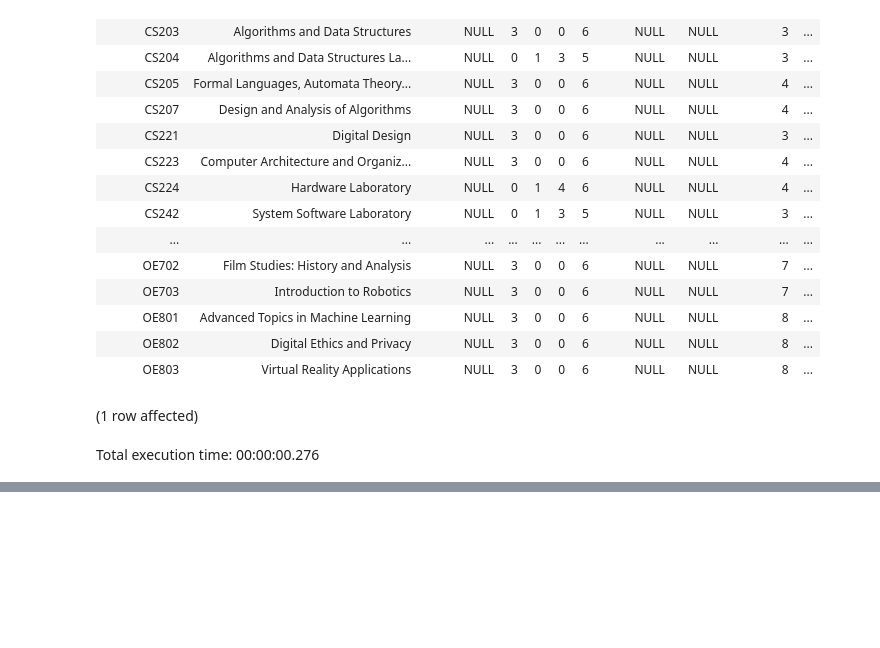
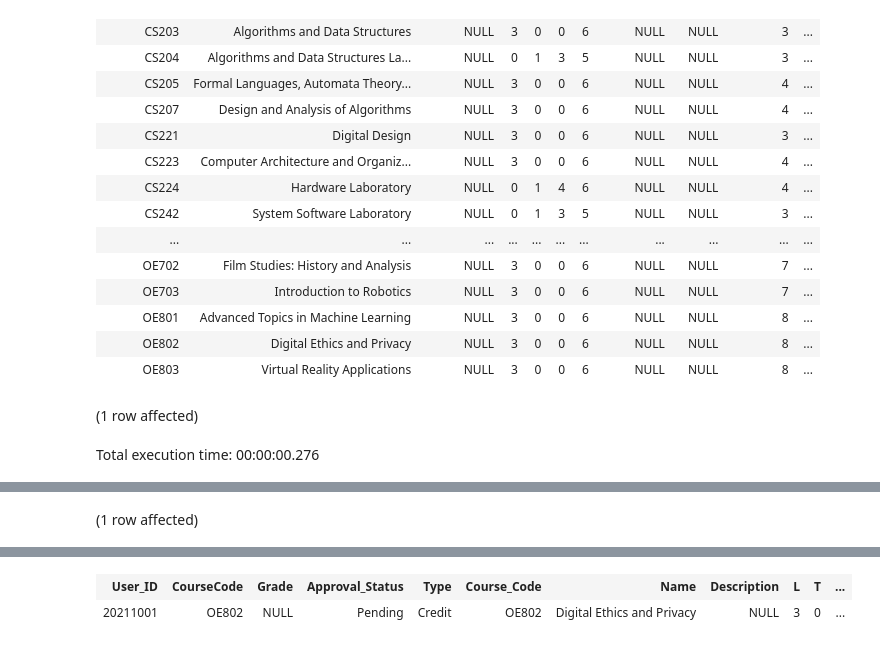
Before and after one commit to addy-1406/CS346_A2, a Jupyter notebook: Code/Database commands/Notebook-1.ipynb, the cells around one changed output, grey strips where cells are left out. Drawn from its saved outputs; the diff is of its cells as text; code cells hidden in the pictures; blank space fills up the shorter version.

```diff
--- a/Code/Database commands/Notebook-1.ipynb
+++ b/Code/Database commands/Notebook-1.ipynb
@@ -716,0 +802,6 @@ Total execution time: 00:00:00.276
+# %%
+select *
+from grade, course
+where grade.User_ID = 20211001 and course.Course_Code = grade.CourseCode;
+# %% [output]
+(1 row affected)
@@ -716,0 +809,2 @@ Total execution time: 00:00:00.276
+| User_ID | CourseCode | Grade | Approval_Status | Type | Course_Code | Name | Description | L | T | ... |
+| 20211001 | OE802 | NULL | Pending | Credit | OE802 | Digital Ethics and Privacy | NULL | 3 | 0 | ... |
```
Also changed, not shown: parts of 16 cells of this notebook, 7 other files.
